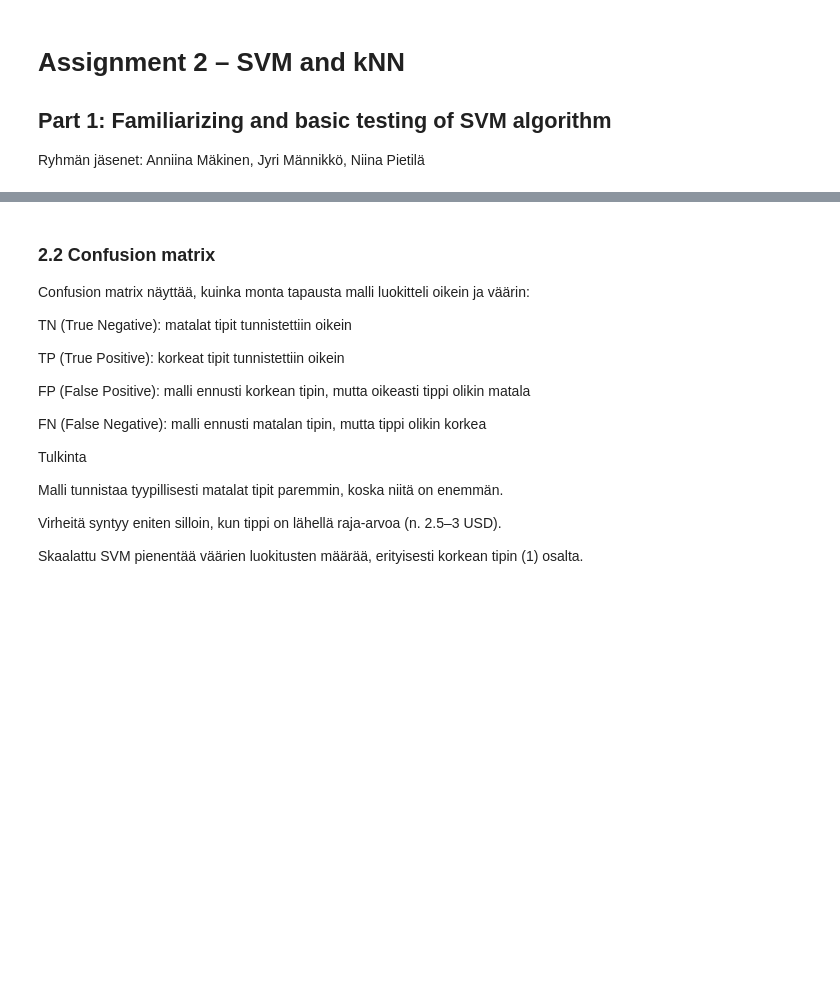
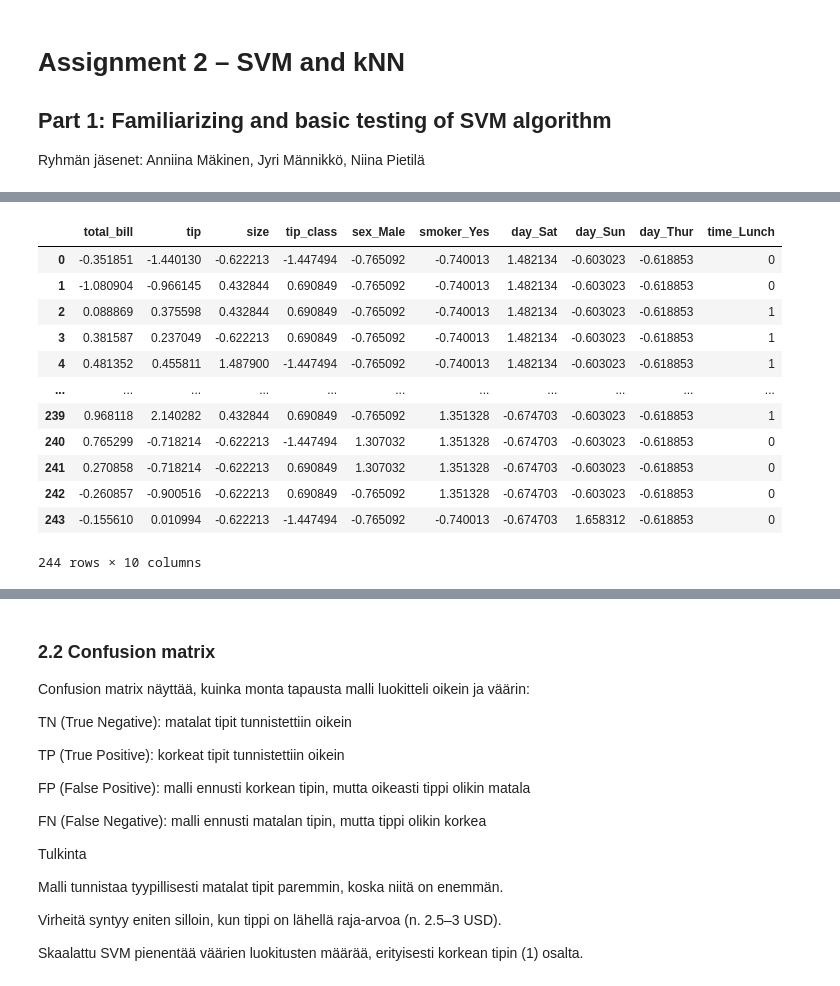
Before and after one commit to Anniinama/developMENTAL, a Jupyter notebook: Assigment 2/Assignment2_completed.ipynb, the cells around one changed output, grey strips where cells are left out. Cells and saved outputs as stored; diff of their text form; code cells hidden in the pictures; blank space fills up the shorter version.

```diff
--- a/Assigment 2/Assignment2_completed.ipynb
+++ b/Assigment 2/Assignment2_completed.ipynb
@@ -115,0 +134,23 @@ acc_no_scaler, acc_scaler
+# %%
+from sklearn.preprocessing import StandardScaler
+from sklearn.pipeline import make_pipeline
+
+X_scaled = scaler.transform(X)
+df_encoded_scaled = pd.DataFrame(X_scaled)
+df_encoded_scaled["target"] = y
+df_encoded_scaled.columns = df_encoded.columns
+df_encoded_scaled
+# %% [output]
+|  | total_bill | tip | size | tip_class | sex_Male | smoker_Yes | day_Sat | day_Sun | day_Thur | time_Lunch |
+| 0 | -0.351851 | -1.440130 | -0.622213 | -1.447494 | -0.765092 | -0.740013 | 1.482134 | -0.603023 | -0.618853 | 0 |
+| 1 | -1.080904 | -0.966145 | 0.432844 | 0.690849 | -0.765092 | -0.740013 | 1.482134 | -0.603023 | -0.618853 | 0 |
+| 2 | 0.088869 | 0.375598 | 0.432844 | 0.690849 | -0.765092 | -0.740013 | 1.482134 | -0.603023 | -0.618853 | 1 |
+| 3 | 0.381587 | 0.237049 | -0.622213 | 0.690849 | -0.765092 | -0.740013 | 1.482134 | -0.603023 | -0.618853 | 1 |
+| 4 | 0.481352 | 0.455811 | 1.487900 | -1.447494 | -0.765092 | -0.740013 | 1.482134 | -0.603023 | -0.618853 | 1 |
+| ... | ... | ... | ... | ... | ... | ... | ... | ... | ... | ... |
+| 239 | 0.968118 | 2.140282 | 0.432844 | 0.690849 | -0.765092 | 1.351328 | -0.674703 | -0.603023 | -0.618853 | 1 |
+| 240 | 0.765299 | -0.718214 | -0.622213 | -1.447494 | 1.307032 | 1.351328 | -0.674703 | -0.603023 | -0.618853 | 0 |
+| 241 | 0.270858 | -0.718214 | -0.622213 | 0.690849 | 1.307032 | 1.351328 | -0.674703 | -0.603023 | -0.618853 | 0 |
+| 242 | -0.260857 | -0.900516 | -0.622213 | 0.690849 | -0.765092 | 1.351328 | -0.674703 | -0.603023 | -0.618853 | 0 |
+| 243 | -0.155610 | 0.010994 | -0.622213 | -1.447494 | -0.765092 | -0.740013 | -0.674703 | 1.658312 | -0.618853 | 0 |
+244 rows × 10 columns
```
Also changed, not shown: parts of 12 cells of this notebook.
